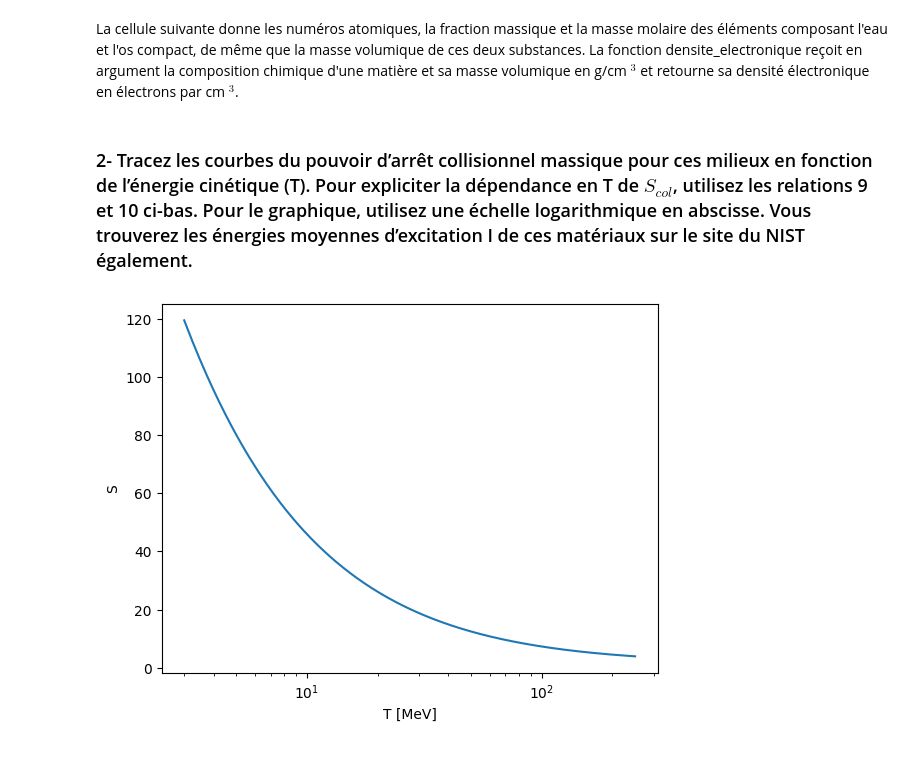
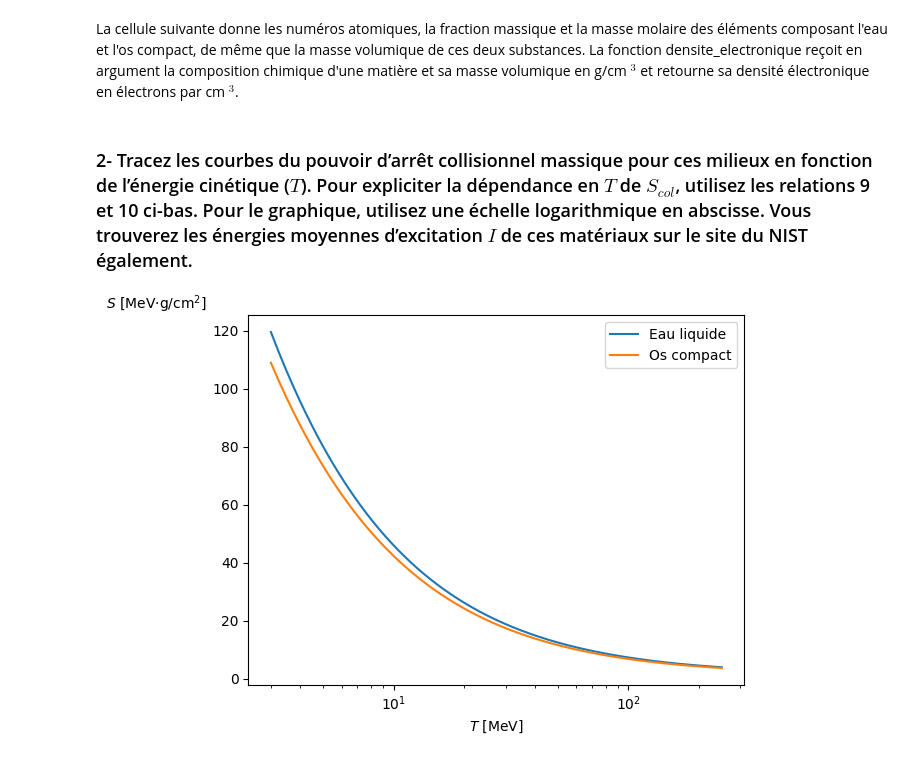
Before and after one commit to mamar828/physique_numerique, a Jupyter notebook: homework/tp1/tp1.ipynb, the cells around one changed output. Saved outputs shown, nothing was run; the diff lists cells and outputs as text; code cells hidden in the pictures.

```diff
--- a/homework/tp1/tp1.ipynb
+++ b/homework/tp1/tp1.ipynb
@@ -15,6 +15,12 @@ def densite_electronique(matiere, rho):
     for x in matiere:
         n_e += x[0]*x[1]/x[2]
     return rho*n_e*N_A
+
+def pouvoir_collisionnel_massique(n_e, I, rho):
+    U = np.pi*r_e**2*a*n_e
+    k = a/I**2
+    S = (U/(beta**2*rho))*(np.log(k*beta**2*gamma**2*Tmax)-2*beta**2)
+    return S
 # %% [markdown]
 ## Questions:
 # %% [markdown]
@@ -35,36 +41,33 @@ rho_os_compact = 1.85000
 n_eau = densite_electronique(eau, rho_eau)
 n_os_compact = densite_electronique(os_compact, rho_os_compact)
 # %% [markdown]
-### 2- Tracez les courbes du pouvoir d’arrêt collisionnel massique pour ces milieux en fonction de l’énergie cinétique (T). Pour expliciter la dépendance en T de $S_{col}$, utilisez les relations 9 et 10 ci-bas. Pour le graphique, utilisez une échelle logarithmique en abscisse. Vous trouverez les énergies moyennes d’excitation I de ces matériaux sur le site du NIST également.
+### 2- Tracez les courbes du pouvoir d’arrêt collisionnel massique pour ces milieux en fonction de l’énergie cinétique ($T$). Pour expliciter la dépendance en $T$ de $S_{col}$, utilisez les relations 9 et 10 ci-bas. Pour le graphique, utilisez une échelle logarithmique en abscisse. Vous trouverez les énergies moyennes d’excitation $I$ de ces matériaux sur le site du NIST également.
 # %%
 # Constantes importantes
 mp = m_p/(10**6*e) # En MeV/c^2
 me = m_e/(10**6*e) # En MeV/c^2
 r_e = 10**2*sp.constants.value('classical electron radius') # En cm
 
 # Énergies d'excitation en MeV
 I_eau = 75.000000*10**(-6)
 I_os_compact = 91.900000*10**(-6)
 
 # Quantités importantes
 T = np.linspace(3, 250, 1000) # En MeV
 gamma = T/(mp*c**2)+1
 beta = ((gamma**2-1)/gamma**2)**0.5
 a = 2*me*c**2
 b = 1+(me/mp)**2
 delta = 2*me/mp
 Tmax = a*(gamma**2-1)/(b+delta*gamma)
 
-def pouvoir_collisionnel_massique(n_e, I, rho):
-    U = np.pi*r_e**2*a*n_e
-    k = a/I**2
-    S = (U/(beta**2*rho))*(np.log(k*beta**2*gamma**2*Tmax)-2*beta**2)
-    plt.plot(T, S)
-    plt.xlabel('T [MeV]')
-    plt.ylabel('S')
-    plt.xscale('log')
-    plt.show()
-
-pouvoir_collisionnel_massique(n_eau, I_eau, rho_eau)
+# Graphique
+plt.plot(T, pouvoir_collisionnel_massique(n_eau, I_eau, rho_eau), label = 'Eau liquide')
+plt.plot(T, pouvoir_collisionnel_massique(n_os_compact, I_os_compact, rho_os_compact), label = 'Os compact')
+plt.xlabel('$T$ [MeV]')
+plt.ylabel('$S$ [MeV$\cdot$g/cm$^2$]', loc = 'top', rotation = 0)
+plt.xscale('log')
+plt.legend()
+plt.show()
 # %% [output]
-[figure, old version]
+[figure, new version]
```
